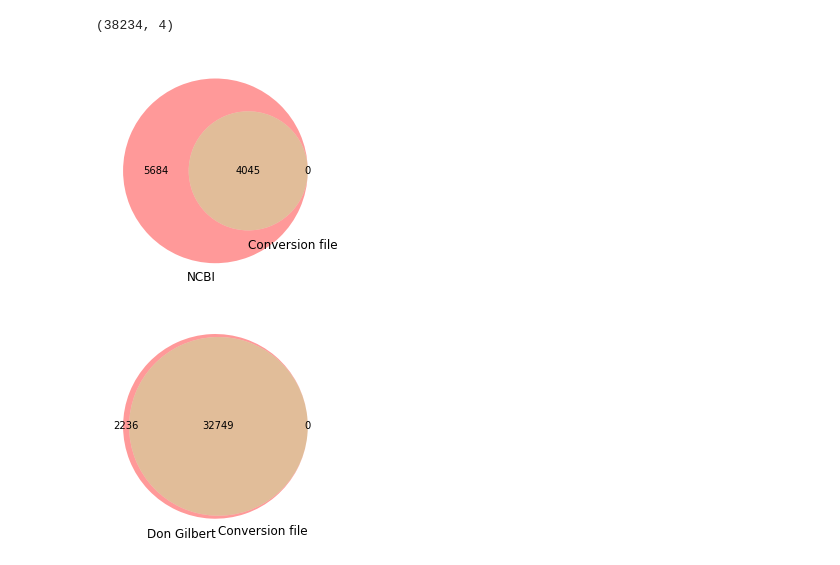
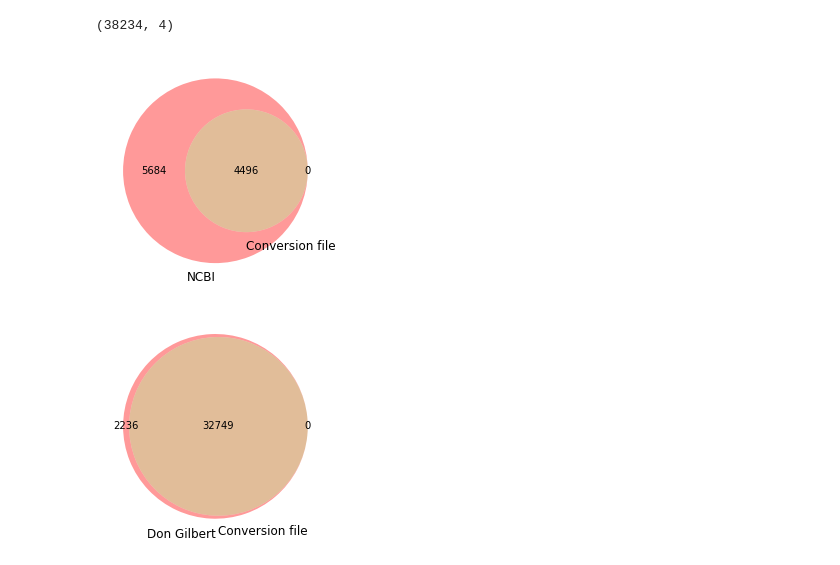
Before and after one commit to johnsolk/Fundulus_heteroclitus_genome_stats, a Jupyter notebook: Fundulus_heteroclitus_genome_stats.ipynb, the cells around one changed output. Cells and saved outputs as stored; diff of their text form; code cells hidden in the pictures.

```diff
--- a/Fundulus_heteroclitus_genome_stats.ipynb
+++ b/Fundulus_heteroclitus_genome_stats.ipynb
@@ -220,5 +225,5 @@ print(genes_combined.shape)
 ### NCBI gene names
 These are the gene names in the RefSeq gff file.
 # %%
-RefSeq_NCBI_annotations = GFF3Parser(filename="../tmp_Fhet_files/ref_Fundulus_heteroclitus-3.0.2_top_level.gff3").read()
+RefSeq_NCBI_annotations = GFF3Parser(filename="tmp_Fhet_files/ref_Fundulus_heteroclitus-3.0.2_top_level.gff3").read()
 # %%
@@ -431,5 +441,5 @@ Conversion file to connect NCBI with his verison of the F. heteroclitus genome.
 * The connection between NCBI and his assembly gene models required setting what he calls "exon location equivalences", which are based on positions on the scaffold between assemblies.
 * See this [equiv](http://arthropods.eugenes.org/EvidentialGene/killifish/submitset/genome_annotation/kfish2_genequal_evgncbi.txt) file for transcript ID to Don Gilbert's ID
 # %%
-WhiteheadLab_conversions = GFF3Parser(filename="../tmp_Fhet_files/heteroclitus_refseq_GBE_2017-05-12.gff").read()
+WhiteheadLab_conversions = GFF3Parser(filename="tmp_Fhet_files/heteroclitus_refseq_GBE_2017-05-12.gff").read()
 # %%
@@ -544,14 +561,14 @@ transcriptID_Funhe2EK_overlap = set(Whiteheadlab_genenames['ID'])
 # %%
 %matplotlib inline
 import pylab as plt
 from matplotlib_venn import venn2
 venn2(subsets = (len(scaffold_NW_ncbi)-len(scaffold_NW_ncbi.intersection(scaffold_NW_conversion)),
                  len(scaffold_NW_conversion)-len(scaffold_NW_ncbi.intersection(scaffold_NW_conversion)),
-                 len(scaffold_NW_ncbi.intersection(scaffold_NW_overlap))),
+                 len(scaffold_NW_ncbi.intersection(scaffold_NW_conversion))),
       set_labels = ('NCBI', 'Conversion file'))
 plt.show()
 # %% [output]
-[figure, old version]
+[figure, new version]
 # %%
 venn2(subsets = (len(geneID_Funhe2EK_DG)-len(geneID_Funhe2EK_DG.intersection(geneID_Funhe2EK_overlap)),
                  len(geneID_Funhe2EK_overlap)-len(geneID_Funhe2EK_DG.intersection(geneID_Funhe2EK_overlap)),
```
Also changed, not shown: parts of 23 cells of this notebook, 1 other file.
